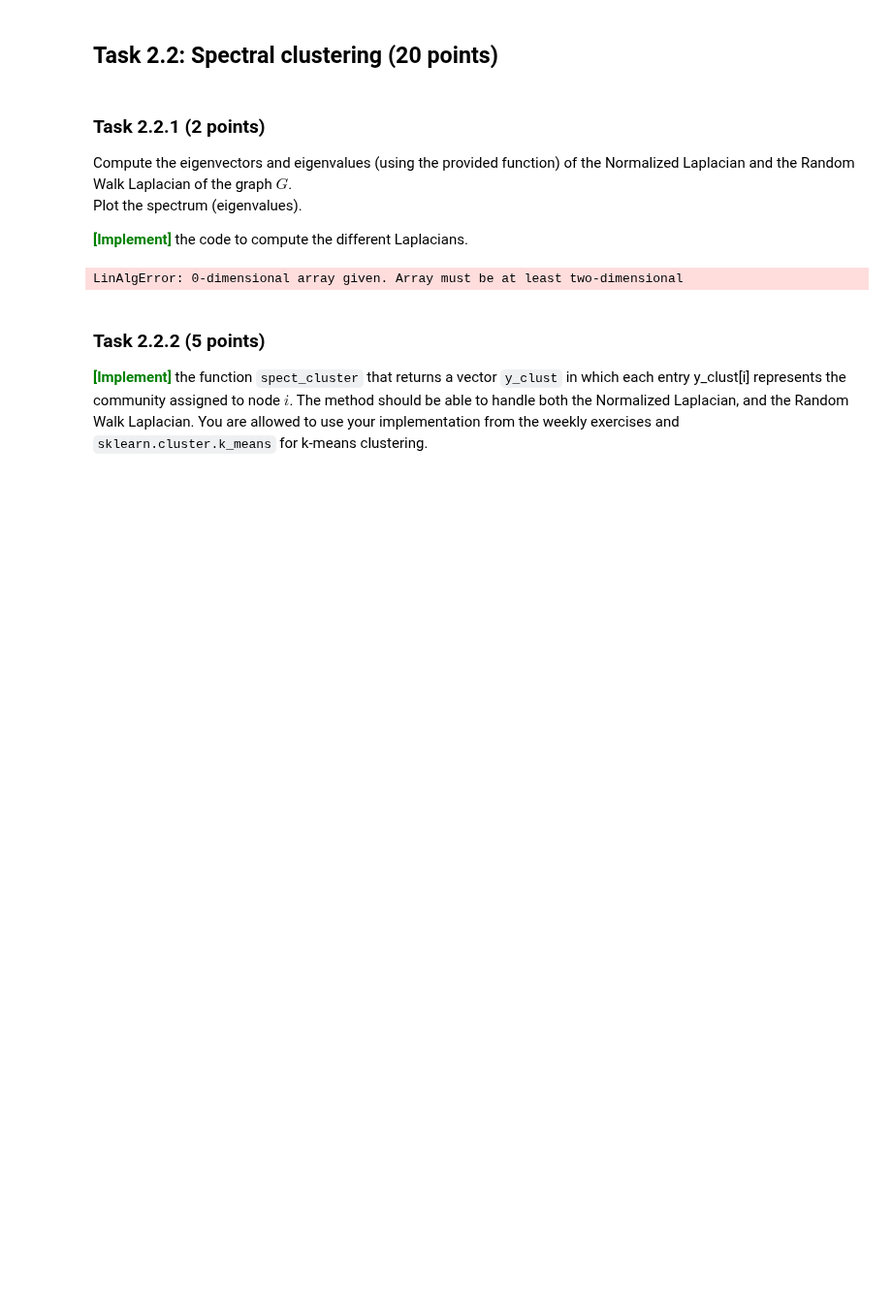
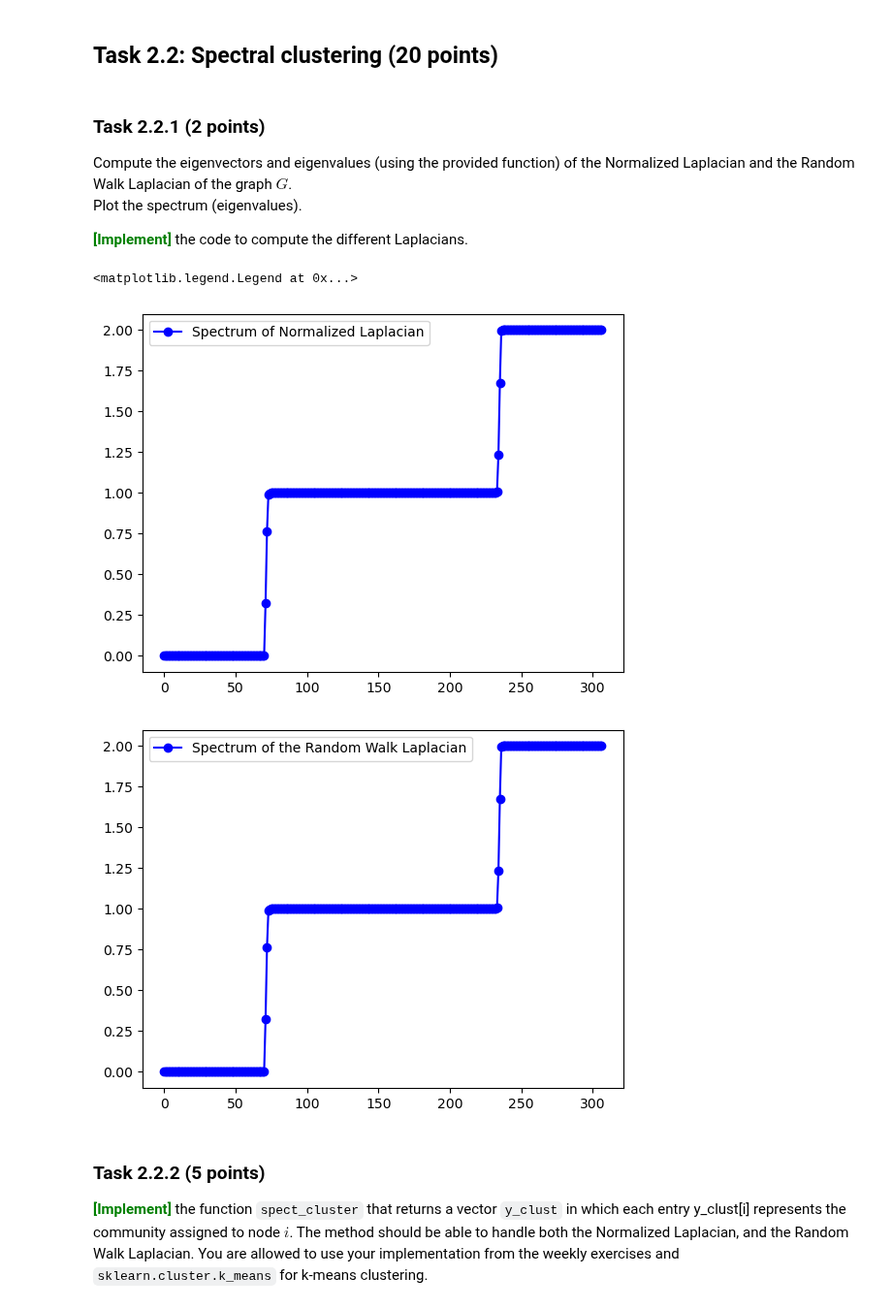
Before and after one commit to garlicxd/dm2025-group-7, a Jupyter notebook: handins/handin2.ipynb, the cells around one changed output. Shown at 97% size. Drawn from its saved outputs; the diff is of its cells as text; code cells hidden in the pictures; blank space fills up the shorter version.

````diff
--- a/handins/handin2.ipynb
+++ b/handins/handin2.ipynb
@@ -589,31 +589,44 @@ def graph_eig(L):
 # %%
 L_norm = None
 L_rw = None
 nodeID = pickle.load(open('./data/nodeID.pickle', 'rb'))
-### YOUR CODE HERE
-A = nx.adjacency_matrix(G).toarray()  # Get adjacency matrix
-D = np.diag(np.sum(A, axis=1))        # Degree matrix
+A = nx.adjacency_matrix(G).toarray()  # Step 1: Adjacency matrix
+n = A.shape[0]                        # Number of nodes
 
-# Compute normalized Laplacian
-D_inv_sqrt = np.linalg.inv(np.sqrt(D))
-L_norm = np.identity(D.shape[0]) - D_inv_sqrt @ A @ D_inv_sqrt
+# Step 2: Degree matrix
+D = np.zeros((n, n))
+for i in range(n):
+    D[i, i] = np.sum(A[i])           # degree of node i
 
-# Compute random walk Laplacian
-D_inv = np.linalg.inv(D)
-L_rw = np.identity(D.shape[0]) - D_inv @ A
-### YOUR CODE HERE
+# Step 3: Random Walk Laplacian: L_rw = I - D^-1 * A
+L_rw = np.identity(n)
+for i in range(n):
+    if D[i, i] != 0:
+        for j in range(n):
+            L_rw[i, j] -= A[i, j] / D[i, i]
+    # else: skip row entirely (node i has degree 0)
+
+# Step 4: Normalized Laplacian: L_norm = I - D^-1/2 * A * D^-1/2
+L_norm = np.identity(n)
+for i in range(n):
+    for j in range(n):
+        if D[i, i] != 0 and D[j, j] != 0:
+            L_norm[i, j] -= A[i, j] / (np.sqrt(D[i, i]) * np.sqrt(D[j, j]))
+        # else: skip if either degree is 0 (isolated node)
 
 eigval_norm, eigvec_norm = graph_eig(L_norm)
 eigval_rw, eigvec_rw = graph_eig(L_rw)
 
 plt.figure(0)
 plt.plot(eigval_norm, 'b-o', label='Spectrum of Normalized Laplacian', )
 plt.legend()
 plt.figure(1)
 plt.plot(eigval_rw, 'b-o', label='Spectrum of the Random Walk Laplacian')
 plt.legend()
 # %% [output]
-LinAlgError: 0-dimensional array given. Array must be at least two-dimensional
+<matplotlib.legend.Legend at 0x...>
+[figure, added]
+[figure, added]
 # %% [markdown]
 ### Task 2.2.2 (5 points)
 <span style='color: green'>**\[Implement\]**</span> the function ```spect_cluster``` that returns a vector ```y_clust``` in which each entry y_clust\[i\] represents the community assigned to node $i$. The method should be able to handle both the Normalized Laplacian, and the Random Walk Laplacian. You are allowed to use your implementation from the weekly exercises and ```sklearn.cluster.k_means``` for k-means clustering.
````
Also changed, not shown: parts of 2 cells of this notebook.
